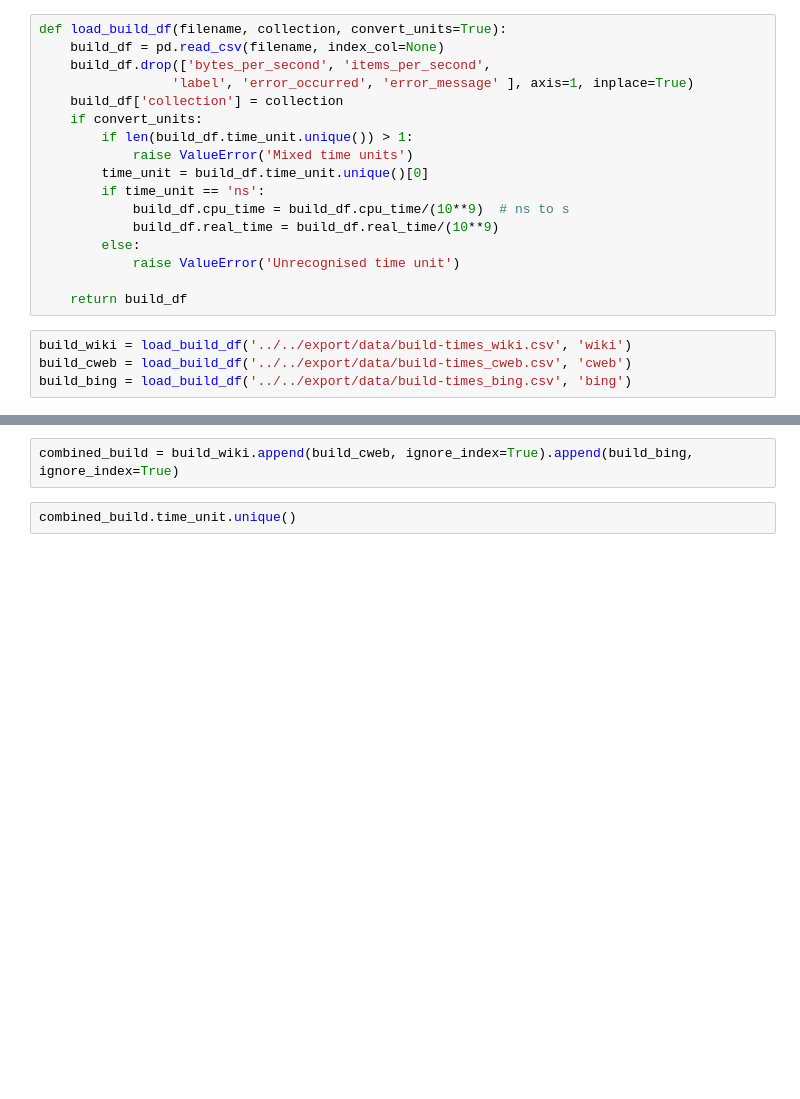
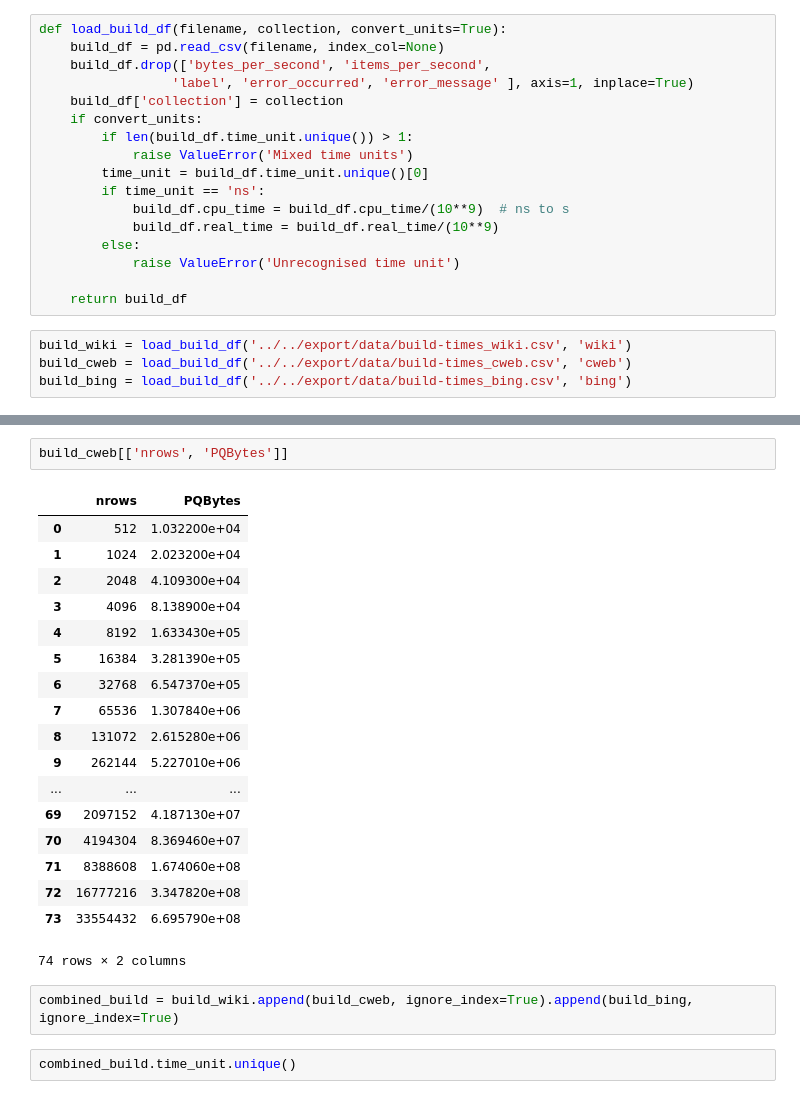
Before and after one commit to unnikrishnanta/qac-eval, a Jupyter notebook: Python/Notebooks/BuildTimes.ipynb, the cells around one changed output, grey strips where cells are left out. Saved outputs shown, nothing was run; the diff lists cells and outputs as text; blank space fills up the shorter version.

```diff
--- a/Python/Notebooks/BuildTimes.ipynb
+++ b/Python/Notebooks/BuildTimes.ipynb
@@ -32,3 +39,24 @@ build_bing = load_build_df('../../export/data/build-times_bing.csv', 'bing')
+# %%
+build_cweb[['nrows', 'PQBytes']]
+# %% [output]
+|  | nrows | PQBytes |
+| 0 | 512 | 1.032200e+04 |
+| 1 | 1024 | 2.023200e+04 |
+| 2 | 2048 | 4.109300e+04 |
+| 3 | 4096 | 8.138900e+04 |
+| 4 | 8192 | 1.633430e+05 |
+| 5 | 16384 | 3.281390e+05 |
+| 6 | 32768 | 6.547370e+05 |
+| 7 | 65536 | 1.307840e+06 |
+| 8 | 131072 | 2.615280e+06 |
+| 9 | 262144 | 5.227010e+06 |
+| ... | ... | ... |
+| 69 | 2097152 | 4.187130e+07 |
+| 70 | 4194304 | 8.369460e+07 |
+| 71 | 8388608 | 1.674060e+08 |
+| 72 | 16777216 | 3.347820e+08 |
+| 73 | 33554432 | 6.695790e+08 |
+74 rows × 2 columns
 # %%
 combined_build = build_wiki.append(build_cweb, ignore_index=True).append(build_bing, ignore_index=True)
 # %%
```
Also changed, not shown: parts of 2 cells of this notebook, 1 other file.
